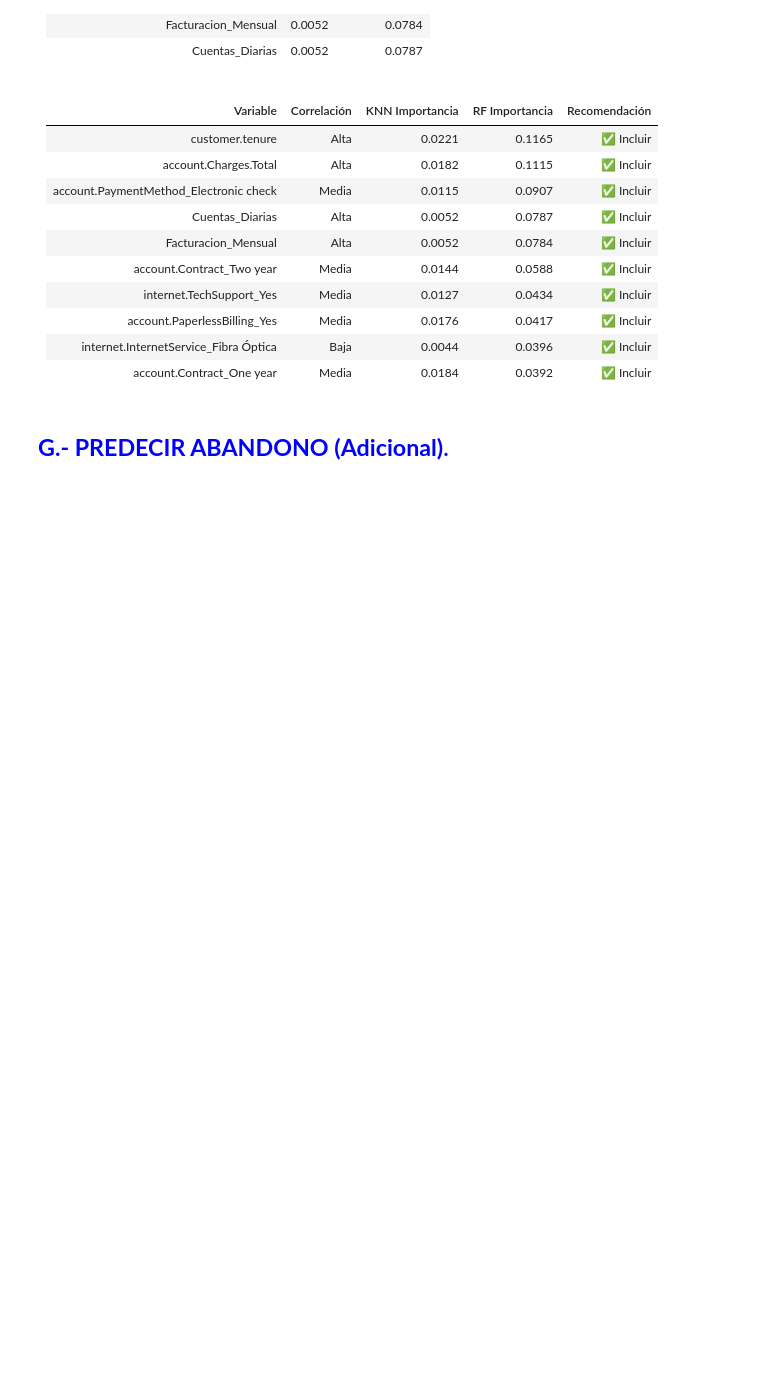
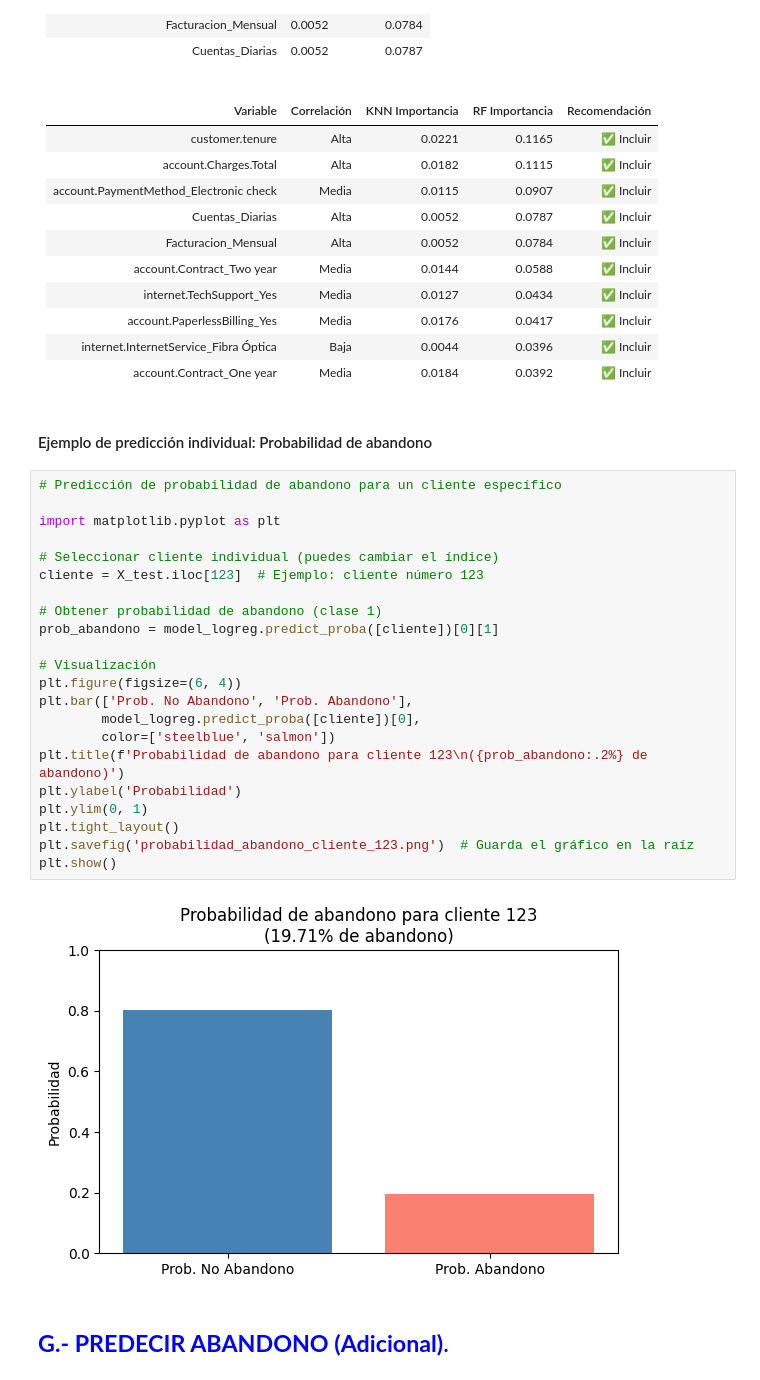
Before and after one commit to Maucho6340/Telecom_X_LATAM_Predict, a Jupyter notebook: Challenge_predict_evasion_op1.ipynb, the cells around one changed output. Saved outputs shown, nothing was run; the diff lists cells and outputs as text; blank space fills up the shorter version.

```diff
--- a/Challenge_predict_evasion_op1.ipynb
+++ b/Challenge_predict_evasion_op1.ipynb
@@ -739,6 +790,32 @@ Comparación de Importancia entre KNN y Random Forest<br>
 | account.PaperlessBilling_Yes               | Media       | 0.0176           | 0.0417         | ✅ Incluir     |
 | internet.InternetService_Fibra Óptica      | Baja        | 0.0044           | 0.0396         | ✅ Incluir     |
 | account.Contract_One year                  | Media       | 0.0184           | 0.0392         | ✅ Incluir     |
+# %% [markdown]
+####  Ejemplo de predicción individual: Probabilidad de abandono
+# %%
+# Predicción de probabilidad de abandono para un cliente específico
+
+import matplotlib.pyplot as plt
+
+# Seleccionar cliente individual (puedes cambiar el índice)
+cliente = X_test.iloc[123]  # Ejemplo: cliente número 123
+
+# Obtener probabilidad de abandono (clase 1)
+prob_abandono = model_logreg.predict_proba([cliente])[0][1]
+
+# Visualización
+plt.figure(figsize=(6, 4))
+plt.bar(['Prob. No Abandono', 'Prob. Abandono'],
+        model_logreg.predict_proba([cliente])[0],
+        color=['steelblue', 'salmon'])
+plt.title(f'Probabilidad de abandono para cliente 123\n({prob_abandono:.2%} de abandono)')
+plt.ylabel('Probabilidad')
+plt.ylim(0, 1)
+plt.tight_layout()
+plt.savefig('probabilidad_abandono_cliente_123.png')  # Guarda el gráfico en la raíz
+plt.show()
+# %% [output]
+[figure, added]
 # %% [markdown]
 ## <font color='blue'>**G.- PREDECIR ABANDONO (Adicional)**.
 # %% [markdown]
```
Also changed, not shown: parts of 7 cells of this notebook.
